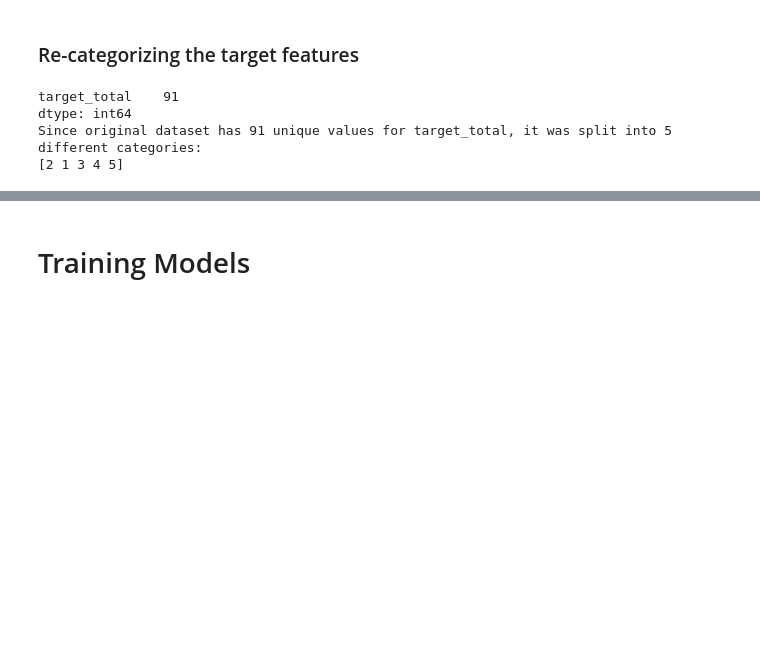
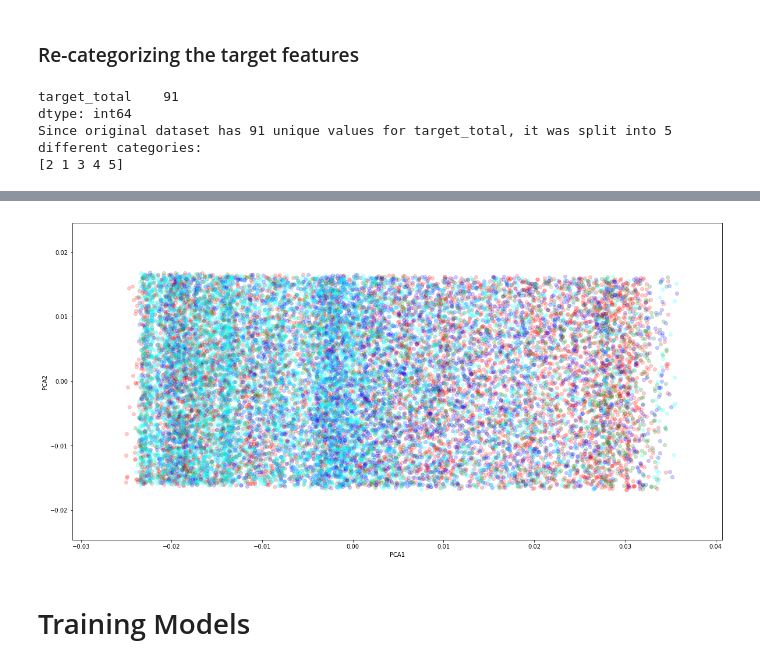
Before and after one commit to khaled9910070/ML_Assignment2, a Jupyter notebook: Energy Usage Prediction.ipynb, the cells around one changed output, grey strips where cells are left out. Cells and saved outputs as stored; diff of their text form; code cells hidden in the pictures; blank space fills up the shorter version.

```diff
--- a/Energy Usage Prediction.ipynb
+++ b/Energy Usage Prediction.ipynb
@@ -303,3 +316,36 @@ Since original dataset has 91 unique values for target_total, it was split into
+# %%
+pca = PCA(n_components = 15)
+pca = pca.fit_transform(X_normalized)
+X_pca = pd.DataFrame(pca)
+X_pca.columns = ['PCA1', 'PCA2', 'PCA3', 'PCA4', 'PCA5', 'PCA6', 'PCA7', 'PCA8', 'PCA9', 'PCA10', 'PCA11', 'PCA12', 'PCA13', 'PCA14', 'PCA15']
+# %%
+# X_pca = pd.concat([X_normalized, pca_df], axis=1)
+# X_pca.head(3)
+
+pca_df = pd.concat([X_pca, y_total_new_cat], axis=1)
+
+df_plt = pca_df.copy()
+df_plt.drop('target_total', axis=1, inplace=True)
+df_plt = df_plt.join(y_total_new_cat)
+df_cat1 = df_plt[df_plt['target_total']==1]
+df_cat2 = df_plt[df_plt['target_total']==2]
+df_cat3 = df_plt[df_plt['target_total']==3]
+df_cat4 = df_plt[df_plt['target_total']==4]
+df_cat5 = df_plt[df_plt['target_total']==5]
+
+plt.rcParams['figure.figsize'] = [20, 10]
+plt.figure()
+plt.scatter(df_cat1['PCA1'], df_cat1['PCA2'], c='red', alpha=0.2)
+plt.scatter(df_cat2['PCA1'], df_cat2['PCA2'], c='green', alpha=0.2)
+plt.scatter(df_cat3['PCA1'], df_cat3['PCA2'], c='blue', alpha=0.2)
+plt.scatter(df_cat4['PCA1'], df_cat4['PCA2'], c='cyan', alpha=0.2)
+plt.scatter(df_cat5['PCA1'], df_cat5['PCA2'], c='gray', alpha=0.2)
+
+plt.xlabel("PCA1")
+plt.ylabel("PCA2")
+plt.show()
+# %% [output]
+[figure, added]
 # %% [markdown]
 <h1>Training Models</h1>
 # %%
```
Also changed, not shown: parts of 20 cells of this notebook.
